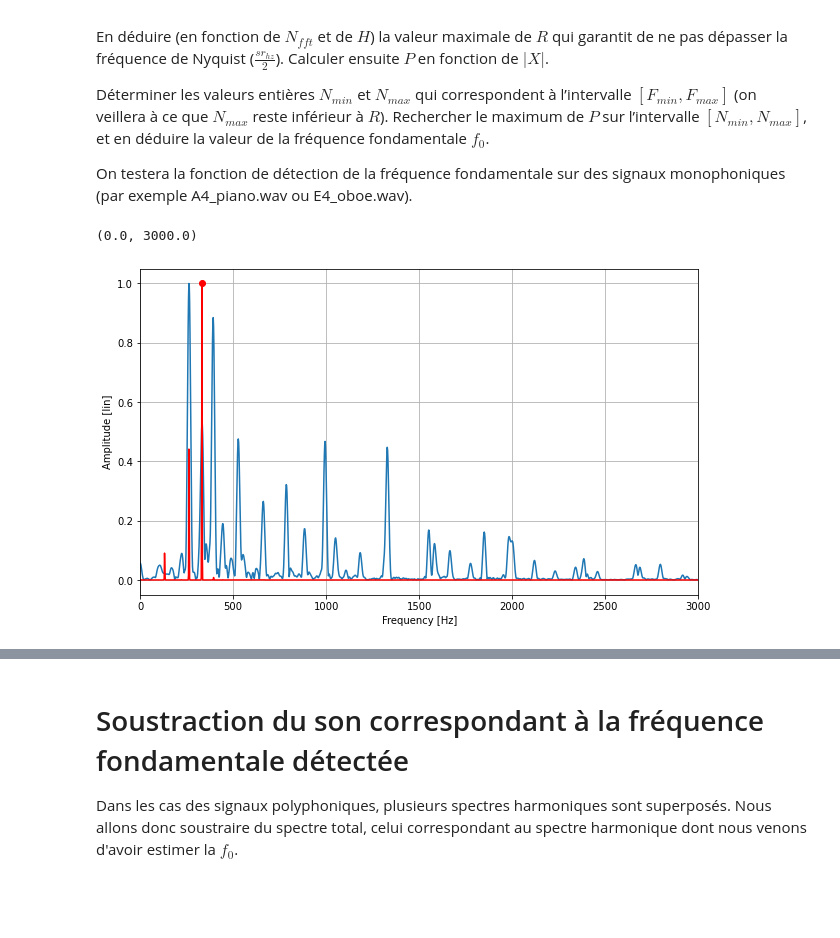
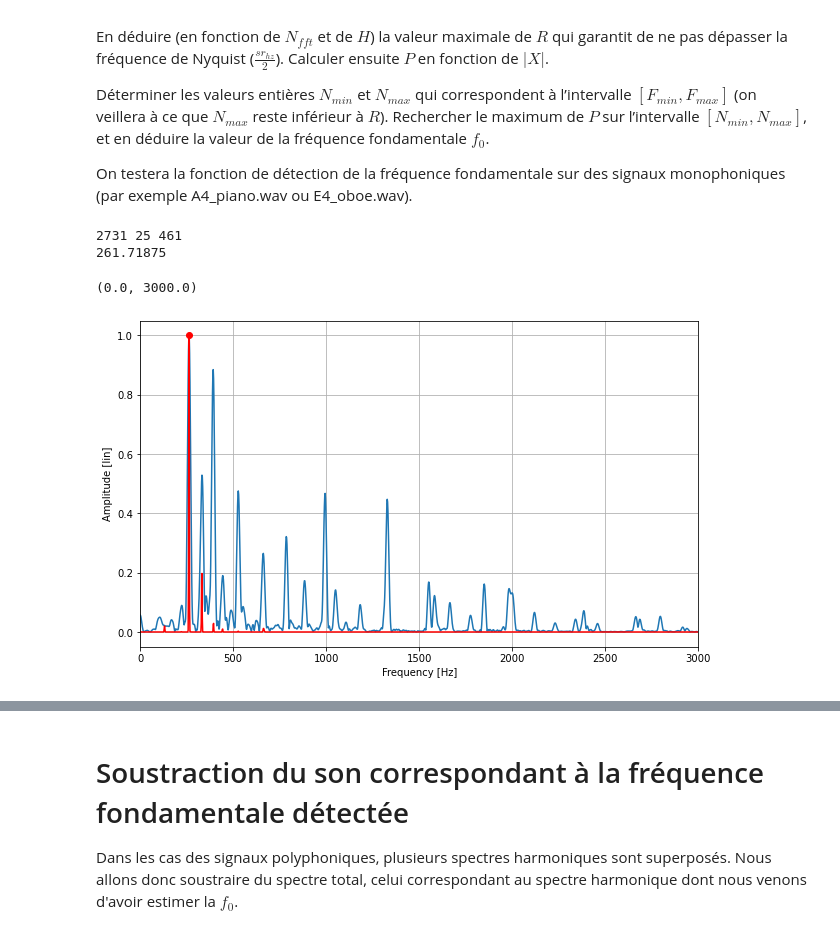
Before and after one commit to piptouque/atiam_tp_signal, a Jupyter notebook: tp_multihauteur/source/tp_multihauteur.ipynb, the cells around one changed output, grey strips where cells are left out. Cells and saved outputs as stored; diff of their text form; code cells hidden in the pictures; blank space fills up the shorter version.

```diff
--- a/tp_multihauteur/source/tp_multihauteur.ipynb
+++ b/tp_multihauteur/source/tp_multihauteur.ipynb
@@ -134,7 +134,7 @@ def F_getSpectreFromAudio(x, l_n, n_fft, sr_hz):
     ### START CODE HERE ###
     # Pour normaliser : la somme des échantillons de la fenêtre * 0.5
     w = sig.windows.hamming(l_n)
-    x_w = x[:l_n] * w / np.sum(w)
+    x_w = x[:l_n] * w / (2 * np.sum(w))
     amps_ft = np.abs(np.fft.rfft(x_w, n=n_fft))
     fs_hz = np.fft.rfftfreq(n=n_fft) * sr_hz
     ### END CODE HERE ###
@@ -182,7 +182,7 @@ def spectral_product(fs_hz: np.ndarray, amps_ft: np.ndarray, r: int, h: int) ->
     """
     p_p = np.zeros((h, r))
     for i in np.arange(h):
-        p_p[i] = amps_ft_part = amps_ft[::(i+1)][:r]
+        p_p[i] = amps_ft[::(i+1)][:r]
     fs_p_hz = fs_hz[:r]
     p = np.prod(p_p, axis=0) ** 2
     return fs_p_hz, p
@@ -204,37 +204,42 @@ def F_getF0FromSpectre(fs_hz, amps_ft, h, f_min_hz, f_max_hz, n_fft, sr_hz):
     """
     ### START CODE HERE ###
     r = int(np.floor(n_fft / (2 * h) + 1))
     n_min = int(np.floor((f_min_hz / sr_hz) * n_fft))
     n_max = int(np.floor((f_max_hz / sr_hz) * n_fft)) + 1
+    print(r, n_min, n_max)
+    print(fs_hz[np.argmax(amps_ft)])
     assert(n_max <= r)
     fs_p_hz, p = spectral_product(fs_hz, amps_ft, r, h)
     f_0_hz = fs_p_hz[n_min + np.argmax(p[n_min:n_max], axis=0)]
     ### END CODE HERE ###
     return fs_p_hz, p, f_0_hz
 
-sr_hz, x = audio_data['piano']['A3C4E4G4']
+# sr_hz, x = audio_data['piano']['A3C4E4G4']
 # sr_hz, x = audio_data['piano']['A4']
-h = 4
+h = 3
 l_sec = 0.1
 # Pour normaliser : la somme des échantillons de la fenêtre * 0.5
 l_n = np.int64(l_sec*sr_hz)
 n_fft = 4 * ut.next_pow2(l_n)
 #
 fs_hz, amps_ft = F_getSpectreFromAudio(x, l_n, n_fft, sr_hz)
+# amps_ft = amps_ft_corr
 f_min_hz = 50
 f_max_hz = 900
 fs_p_hz, p, f_0_hz = F_getF0FromSpectre(fs_hz, amps_ft, h, f_min_hz, f_max_hz, n_fft, sr_hz)
 
 # +++++++++++++++++++++++++++++++
 plt.figure(figsize=(10,6))
 ut.F_plot1(fs_hz, amps_ft / np.max(amps_ft), 'Frequency [Hz]', 'Amplitude [lin]')
 plt.plot(fs_p_hz, np.abs(p) / np.max(p), 'r')
 plt.plot(f_0_hz, 1, 'ro')
 plt.xlim((0,3000))
 # +++++++++++++++++++++++++++++++
 # %% [output]
-(0.0, 3000.0)
+2731 25 461
+261.71875
+(0.0, 3000.0)
-[figure, old version]
+[figure, new version]
 # %% [markdown]
 ### Test
 Pour le signal audioFile = './_audio/A3C4E4G4_piano.wav' vous devriez obtenir
```
Also changed, not shown: parts of 4 cells of this notebook, 3 other files.
